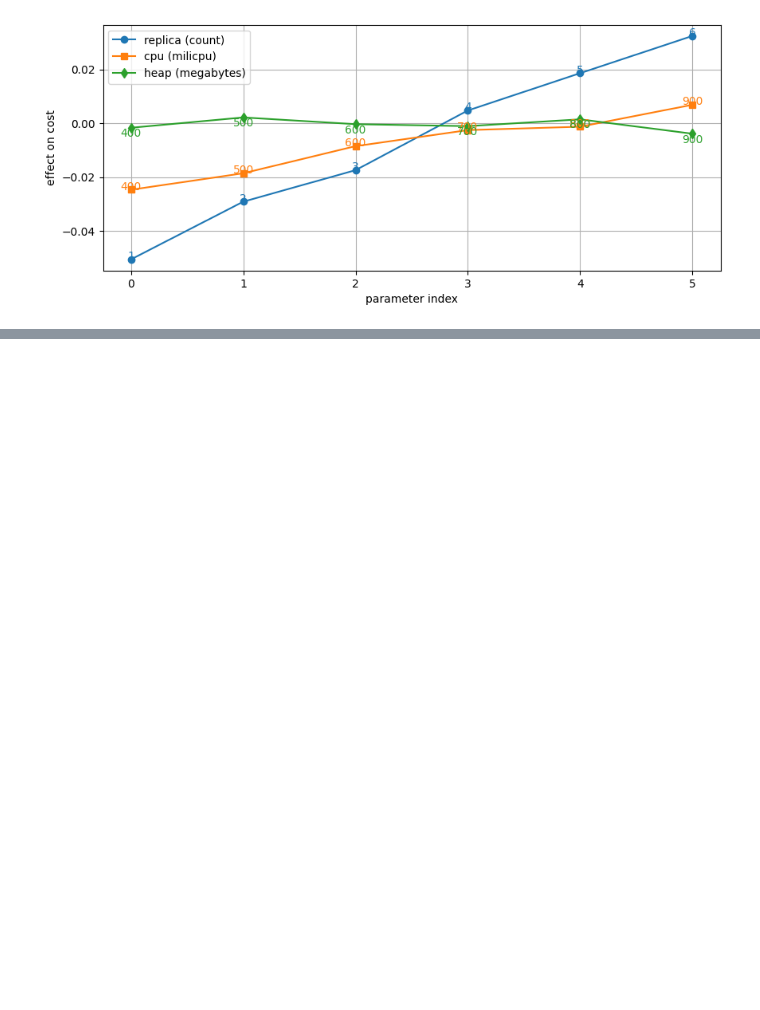
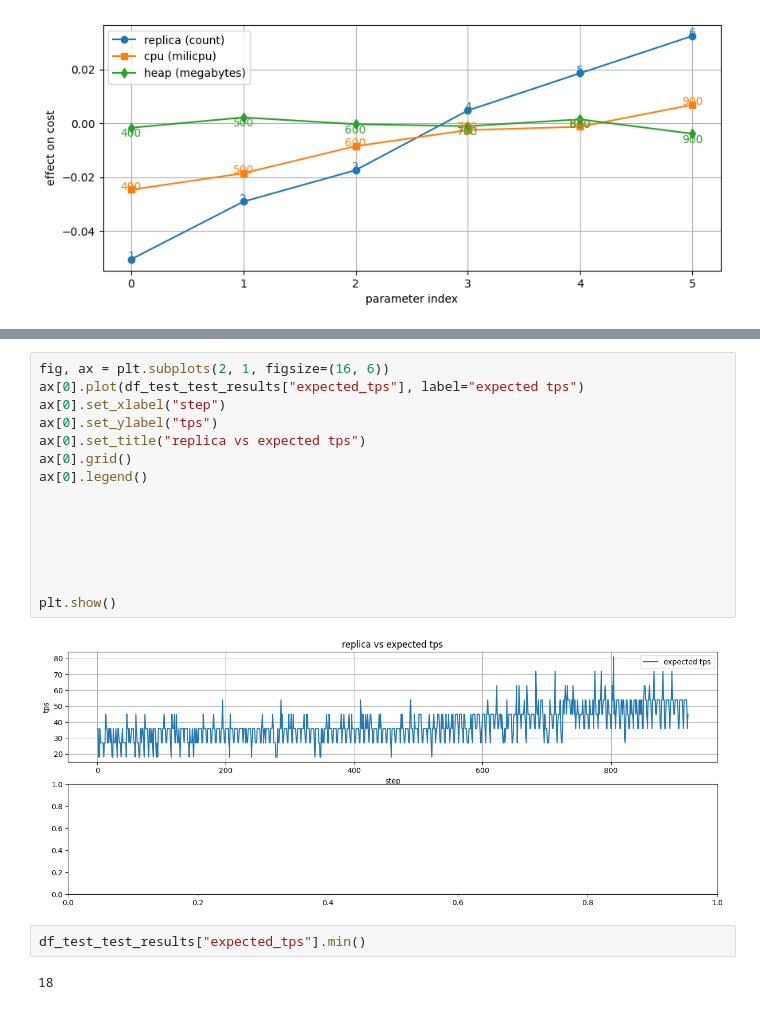
Before and after one commit to app2scale/agent, a Jupyter notebook: server_client_v2/visualize_results.ipynb, the cells around one changed output, grey strips where cells are left out. Saved outputs shown, nothing was run; the diff lists cells and outputs as text; blank space fills up the shorter version.

```diff
--- a/server_client_v2/visualize_results.ipynb
+++ b/server_client_v2/visualize_results.ipynb
@@ -215,0 +232,21 @@ plot_pdp('cost')
+# %%
+fig, ax = plt.subplots(2, 1, figsize=(16, 6))
+ax[0].plot(df_test_test_results["expected_tps"], label="expected tps")
+ax[0].set_xlabel("step")
+ax[0].set_ylabel("tps")
+ax[0].set_title("replica vs expected tps")
+ax[0].grid()
+ax[0].legend()
+
+
+
+
+
+
+plt.show()
+# %% [output]
+[figure, added]
+# %%
+df_test_test_results["expected_tps"].min()
+# %% [output]
+18
```
Also changed, not shown: parts of 4 cells of this notebook.
